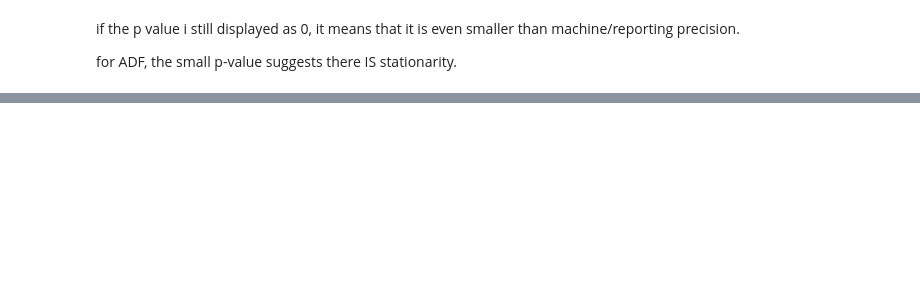
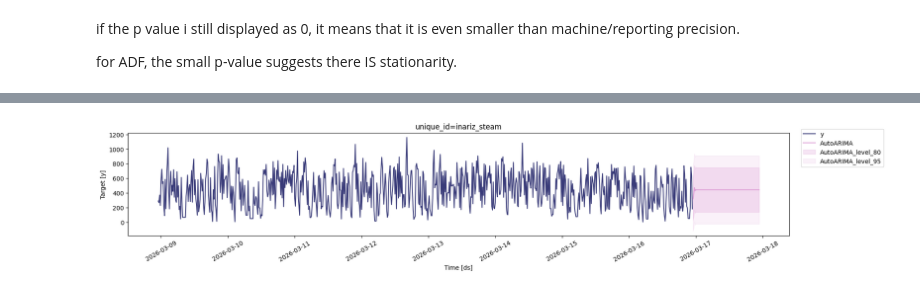
Before and after one commit to danielbinzainol/cascadya, a Jupyter notebook: notebooks/6.0-lam-arima-temp.ipynb, the cells around one changed output, grey strips where cells are left out. Drawn from its saved outputs; the diff is of its cells as text; code cells hidden in the pictures; blank space fills up the shorter version.

```diff
--- a/notebooks/6.0-lam-arima-temp.ipynb
+++ b/notebooks/6.0-lam-arima-temp.ipynb
@@ -519,13 +405,18 @@ egyptian_economy
 # %%
+# rename columns for this function
+resampled_df_autoarima = resampled_df.copy()
+resampled_df_autoarima = resampled_df_autoarima.rename(columns={"bin_start":"ds","equivalent_steam_production_m3_h":"y"})
+resampled_df_autoarima["unique_id"] = "inariz_steam"
+
 # utiliser AutoARIMA() de statsforecast décidera tout seul des valeurs de p, d, q à choisir
 
 from statsforecast.arima import ARIMASummary
-from statsforecast.models import AutoARIMA
+from statsforecast.models import ARIMA, AutoARIMA
 from statsforecast import StatsForecast
 
 models = [AutoARIMA(allowmean=True)]
-sf = StatsForecast(models=models, freq="A", n_jobs=-1)
-sf.fit(df=df_15min)
+sf = StatsForecast(models=models, freq="15min", n_jobs=-1)
+sf.fit(df=resampled_df_autoarima)
 
 model = sf.fitted_[0, 0].model_
 coefs = {**model["coef"]}
@@ -544,0 +451,6 @@ KeyError: 'ds'
+# %%
+# plot result of the autoarima search
+levels = [80, 95]
+fc = sf.predict(h=96, level=levels)
+
+fc.tail()
@@ -544,0 +464,4 @@ KeyError: 'ds'
+# %%
+sf.plot(resampled_df_autoarima, fc, level=[80, 95])
+# %% [output]
+[figure, added]
```
Also changed, not shown: parts of 70 cells of this notebook.
